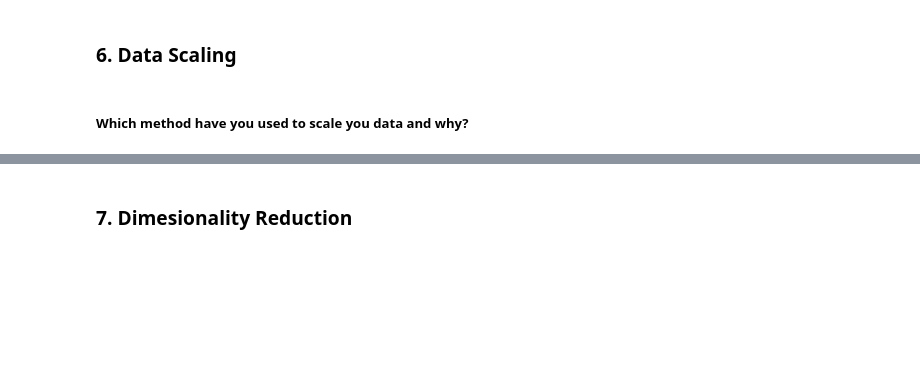
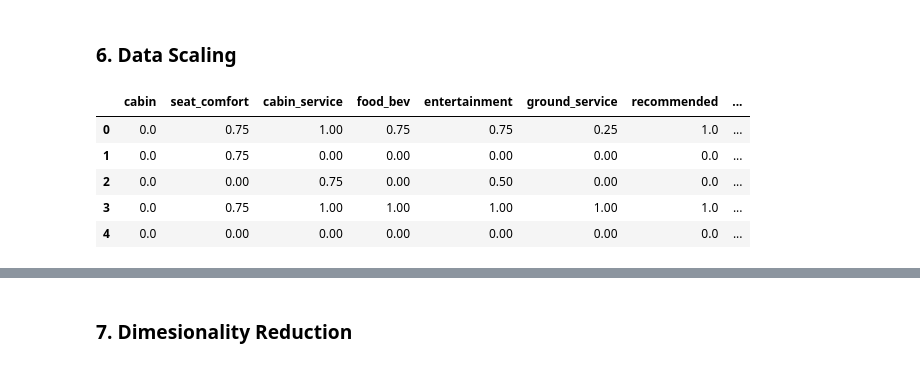
Before and after one commit to samee-faq/Airline_Passenger_Referral_Prediction_ML_Classification_Capstone_Project, a Jupyter notebook: Sameera's_Airline_Passenger_Referral_Prediction_ML_Classification_Capstone_Project.ipynb, the cells around one changed output, grey strips where cells are left out. Drawn from its saved outputs; the diff is of its cells as text; code cells hidden in the pictures; blank space fills up the shorter version.

Commit message:
Data Scaling

```diff
--- a/Sameera's_Airline_Passenger_Referral_Prediction_ML_Classification_Capstone_Project.ipynb
+++ b/Sameera's_Airline_Passenger_Referral_Prediction_ML_Classification_Capstone_Project.ipynb
@@ -1237,2 +1249,18 @@ plt.show()
-# %% [markdown]
-##### Which method have you used to scale you data and why?
+# %%
+# Scaling your data
+
+# Normalizing data using MinMaxScaler
+
+from sklearn.preprocessing import MinMaxScaler
+sc = MinMaxScaler()
+scaled_df = pd.DataFrame(sc.fit_transform(df))
+scaled_df.columns = df.columns
+# %%
+scaled_df.head()
+# %% [output]
+|  | cabin | seat_comfort | cabin_service | food_bev | entertainment | ground_service | recommended | ... |
+| 0 | 0.0 | 0.75 | 1.00 | 0.75 | 0.75 | 0.25 | 1.0 | ... |
+| 1 | 0.0 | 0.75 | 0.00 | 0.00 | 0.00 | 0.00 | 0.0 | ... |
+| 2 | 0.0 | 0.00 | 0.75 | 0.00 | 0.50 | 0.00 | 0.0 | ... |
+| 3 | 0.0 | 0.75 | 1.00 | 1.00 | 1.00 | 1.00 | 1.0 | ... |
+| 4 | 0.0 | 0.00 | 0.00 | 0.00 | 0.00 | 0.00 | 0.0 | ... |
```
Also changed, not shown: parts of 5 cells of this notebook.
